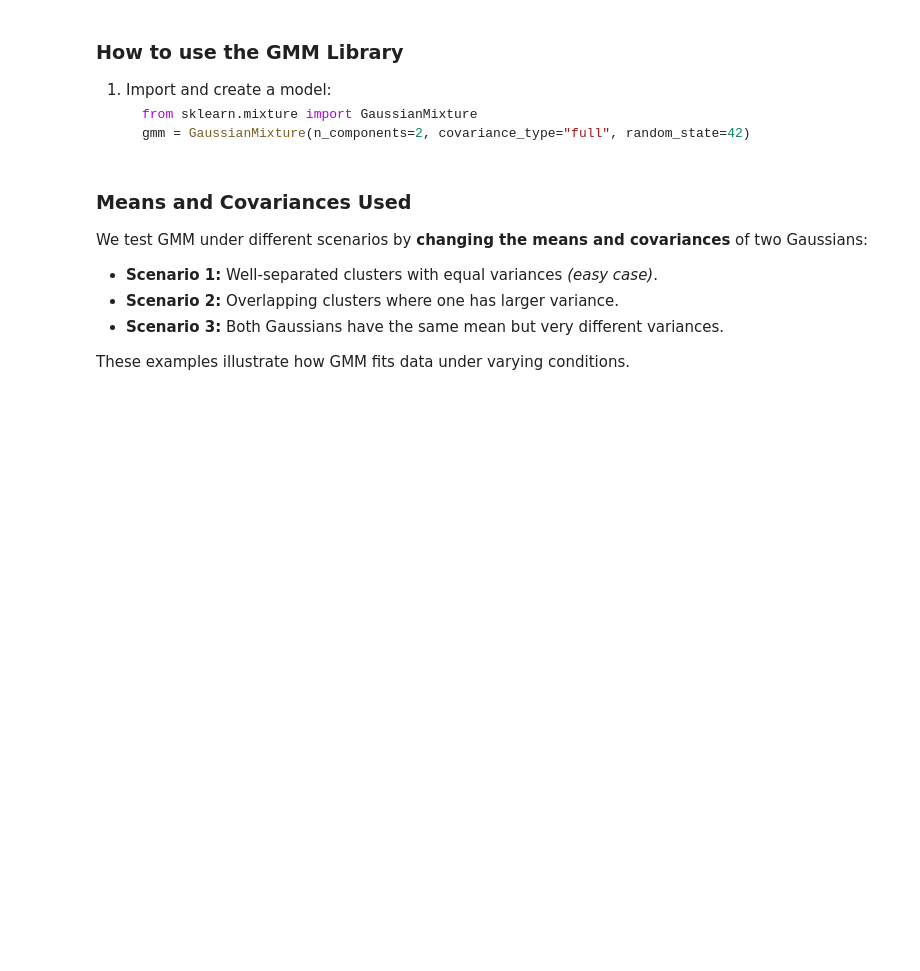
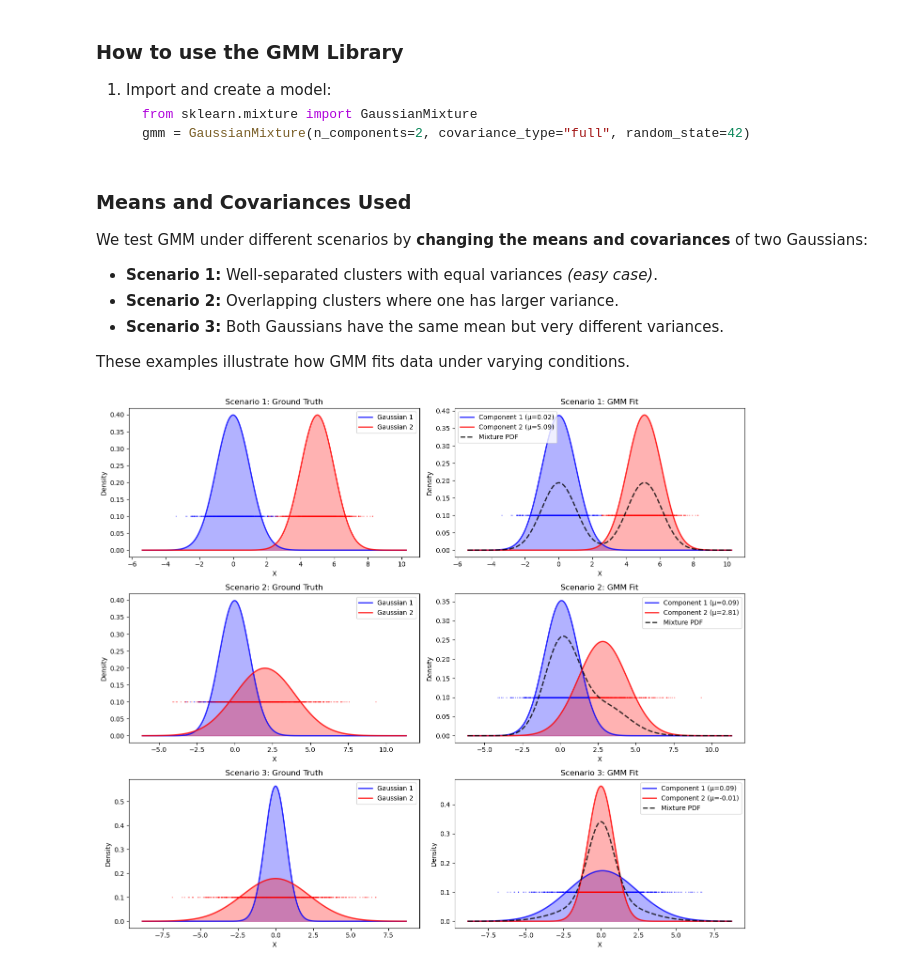
Before and after one commit to CS506-Boston-University/lab5-wqparker, a Jupyter notebook: lab5.ipynb, the cells around one changed output. Drawn from its saved outputs; the diff is of its cells as text; code cells hidden in the pictures; blank space fills up the shorter version.

```diff
--- a/lab5.ipynb
+++ b/lab5.ipynb
@@ -560,7 +580,9 @@ for i, (m1, v1, m2, v2) in enumerate(scenarios):
     # TODO: SKlearn GMM training
     # ----------------------------
 
-
+    gmm = GaussianMixture(n_components=2, covariance_type='full', n_init=10, random_state=42)
+    gmm.fit(X_ex)
+    labels = gmm.predict(X_ex)
 
     # ----------------------------
     # Implementation ends here
@@ -572,33 +594,35 @@ for i, (m1, v1, m2, v2) in enumerate(scenarios):
     covariances_learned = gmm.covariances_.flatten()
     weights_learned = gmm.weights_
 
     # Plot individual component PDFs
     pdf1_learned = norm.pdf(x_range, loc=means_learned[0], scale=np.sqrt(covariances_learned[0]))
     pdf2_learned = norm.pdf(x_range, loc=means_learned[1], scale=np.sqrt(covariances_learned[1]))
 
     # Weighted mixture PDF
     mixture_pdf = weights_learned[0] * pdf1_learned + weights_learned[1] * pdf2_learned
 
     axes[i,1].plot(x_range, pdf1_learned, 'b-', linewidth=2, label=f'Component 1 (μ={means_learned[0]:.2f})', alpha=0.8)
     axes[i,1].plot(x_range, pdf2_learned, 'r-', linewidth=2, label=f'Component 2 (μ={means_learned[1]:.2f})', alpha=0.8)
     axes[i,1].plot(x_range, mixture_pdf, 'k--', linewidth=2, label='Mixture PDF', alpha=0.8)
     axes[i,1].fill_between(x_range, pdf1_learned, alpha=0.3, color='blue')
     axes[i,1].fill_between(x_range, pdf2_learned, alpha=0.3, color='red')
 
     # Add data points colored by cluster assignment
     cluster1_data = X_ex[labels == 0].flatten()
     cluster2_data = X_ex[labels == 1].flatten()
 
     axes[i,1].scatter(cluster1_data, np.zeros_like(cluster1_data) + 0.1, alpha=0.3, s=1, color='blue')
     axes[i,1].scatter(cluster2_data, np.zeros_like(cluster2_data) + 0.1, alpha=0.3, s=1, color='red')
 
     axes[i,1].set_title(f"Scenario {i+1}: GMM Fit")
     axes[i,1].set_xlabel("X")
     axes[i,1].set_ylabel("Density")
     axes[i,1].legend()
 
 plt.tight_layout()
 plt.show()
+# %% [output]
+[figure, added]
 # %% [markdown]
 ---
 
```
Also changed, not shown: parts of 9 cells of this notebook.
